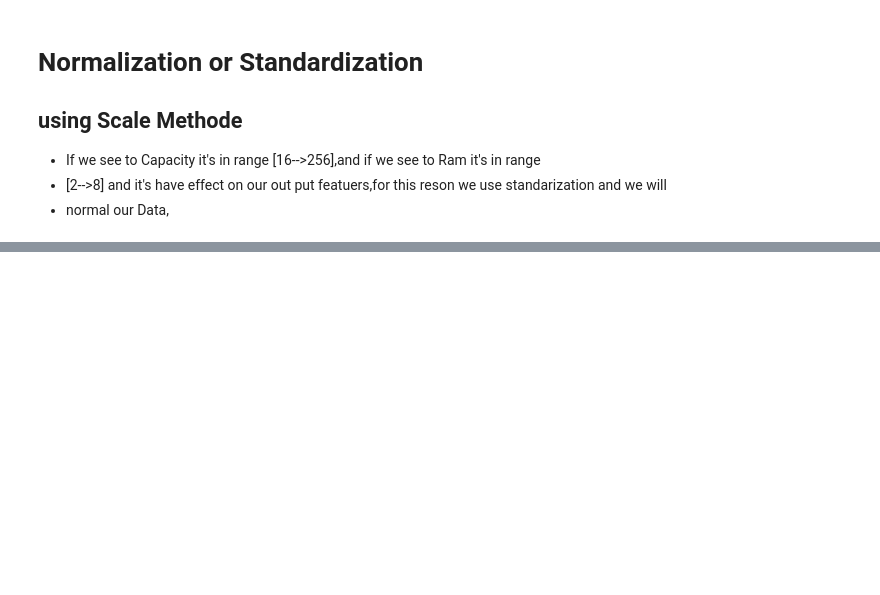
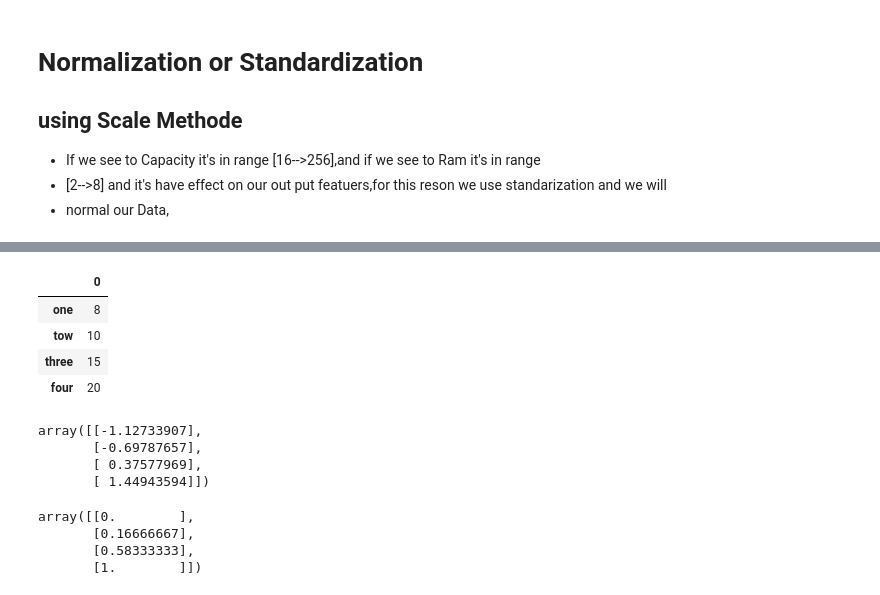
Before and after one commit to HasibullahAman/Preprocessing_DataSince, a Jupyter notebook: Preprocessing_Persion/preProccssing.ipynb, the cells around one changed output, grey strips where cells are left out. Drawn from its saved outputs; the diff is of its cells as text; code cells hidden in the pictures; blank space fills up the shorter version.

```diff
--- a/Preprocessing_Persion/preProccssing.ipynb
+++ b/Preprocessing_Persion/preProccssing.ipynb
@@ -612,0 +685,12 @@ sm.describe()
+# %%
+na_index = ['one','tow','three','four']
+na_value = [8,10,15,20]
+tod = pd.DataFrame(data=na_value,index = na_index)
+# %%
+tod
+# %% [output]
+|  | 0 |
+| one | 8 |
+| tow | 10 |
+| three | 15 |
+| four | 20 |
@@ -612,0 +699,7 @@ sm.describe()
+# %%
+tod_scale
+# %% [output]
+array([[-1.12733907],
+       [-0.69787657],
+       [ 0.37577969],
+       [ 1.44943594]])
@@ -612,0 +710,7 @@ sm.describe()
+# %%
+minmax
+# %% [output]
+array([[0.        ],
+       [0.16666667],
+       [0.58333333],
+       [1.        ]])
```
Also changed, not shown: parts of 14 cells of this notebook.
